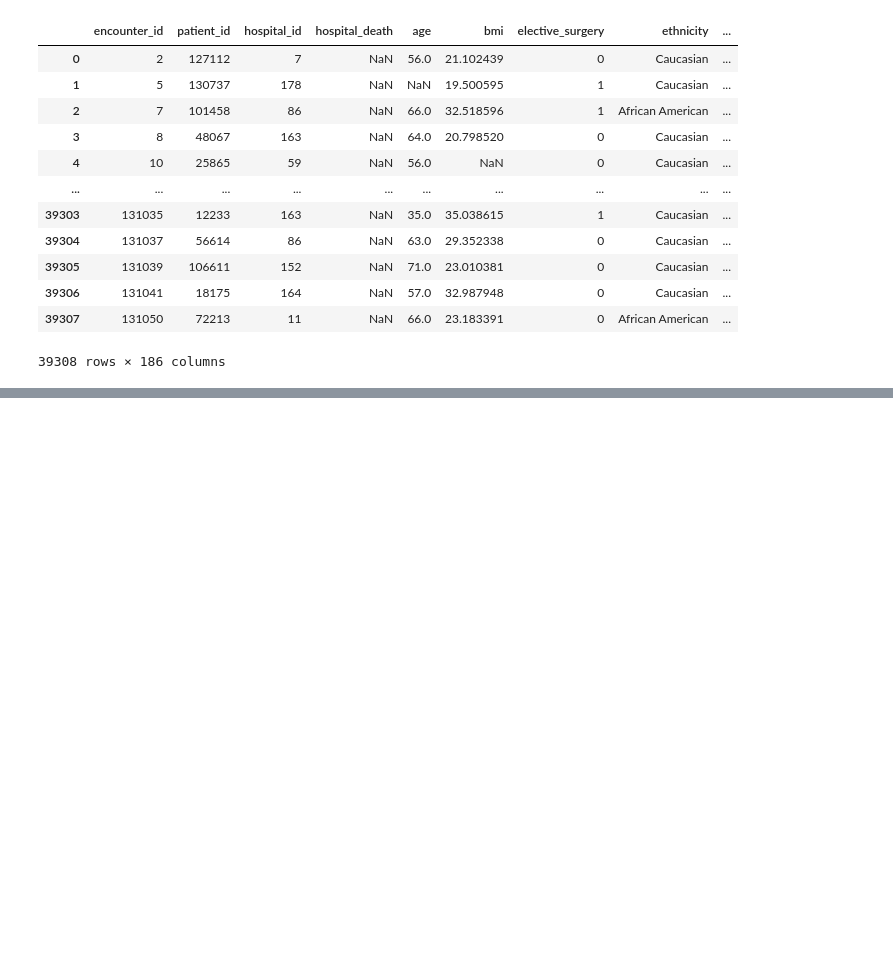
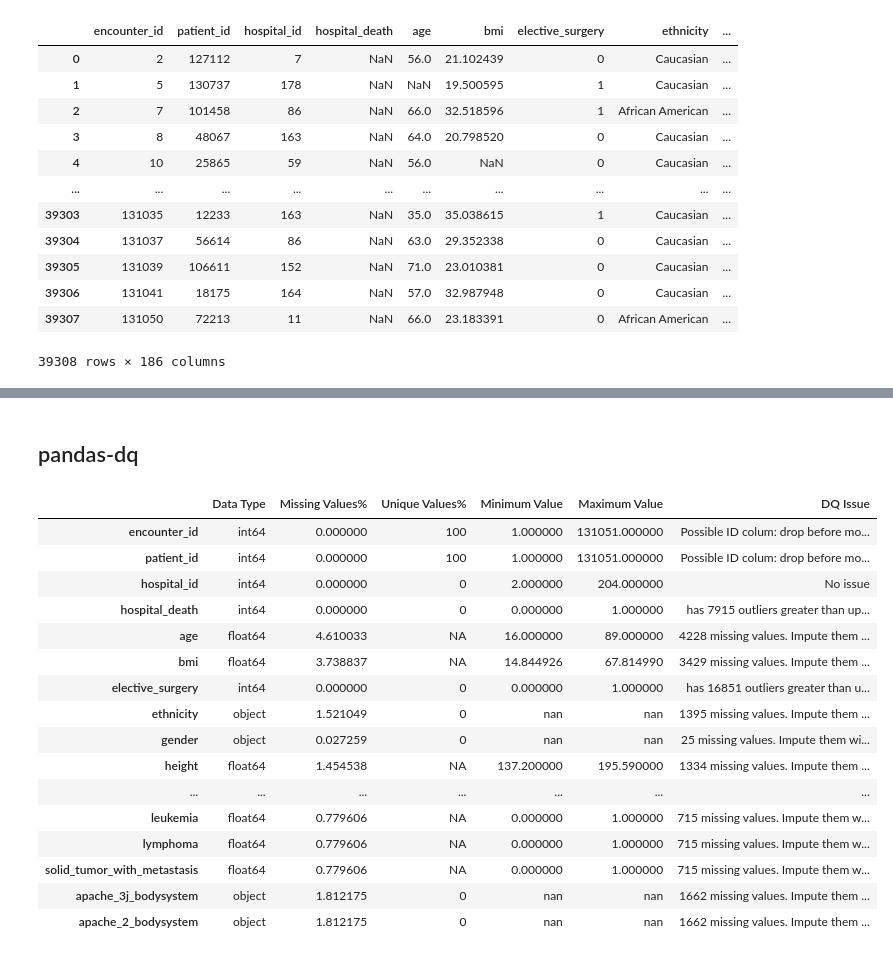
Before and after one commit to ZackLarsen/kaggle-wids-datathon-2020, a Jupyter notebook: notebooks/eda.ipynb, the cells around one changed output, grey strips where cells are left out. Saved outputs shown, nothing was run; the diff lists cells and outputs as text; code cells hidden in the pictures; blank space fills up the shorter version.

```diff
--- a/notebooks/eda.ipynb
+++ b/notebooks/eda.ipynb
@@ -67,0 +75,22 @@ unlabeled
+# %% [markdown]
+## pandas-dq
+# %%
+dqr = dq_report(training_v2, target="hospital_death", html=False, csv_engine="pandas", verbose=1)
+# %% [output]
+|  | Data Type | Missing Values% | Unique Values% | Minimum Value | Maximum Value | DQ Issue |
+| encounter_id | int64 | 0.000000 | 100 | 1.000000 | 131051.000000 | Possible ID colum: drop before mo... |
+| patient_id | int64 | 0.000000 | 100 | 1.000000 | 131051.000000 | Possible ID colum: drop before mo... |
+| hospital_id | int64 | 0.000000 | 0 | 2.000000 | 204.000000 | No issue |
+| hospital_death | int64 | 0.000000 | 0 | 0.000000 | 1.000000 | has 7915 outliers greater than up... |
+| age | float64 | 4.610033 | NA | 16.000000 | 89.000000 | 4228 missing values. Impute them ... |
+| bmi | float64 | 3.738837 | NA | 14.844926 | 67.814990 | 3429 missing values. Impute them ... |
+| elective_surgery | int64 | 0.000000 | 0 | 0.000000 | 1.000000 | has 16851 outliers greater than u... |
+| ethnicity | object | 1.521049 | 0 | nan | nan | 1395 missing values. Impute them ... |
+| gender | object | 0.027259 | 0 | nan | nan | 25 missing values. Impute them wi... |
+| height | float64 | 1.454538 | NA | 137.200000 | 195.590000 | 1334 missing values. Impute them ... |
+| ... | ... | ... | ... | ... | ... | ... |
+| leukemia | float64 | 0.779606 | NA | 0.000000 | 1.000000 | 715 missing values. Impute them w... |
+| lymphoma | float64 | 0.779606 | NA | 0.000000 | 1.000000 | 715 missing values. Impute them w... |
+| solid_tumor_with_metastasis | float64 | 0.779606 | NA | 0.000000 | 1.000000 | 715 missing values. Impute them w... |
+| apache_3j_bodysystem | object | 1.812175 | 0 | nan | nan | 1662 missing values. Impute them ... |
+| apache_2_bodysystem | object | 1.812175 | 0 | nan | nan | 1662 missing values. Impute them ... |
```
Also changed, not shown: parts of 10 cells of this notebook, 14 other files.
